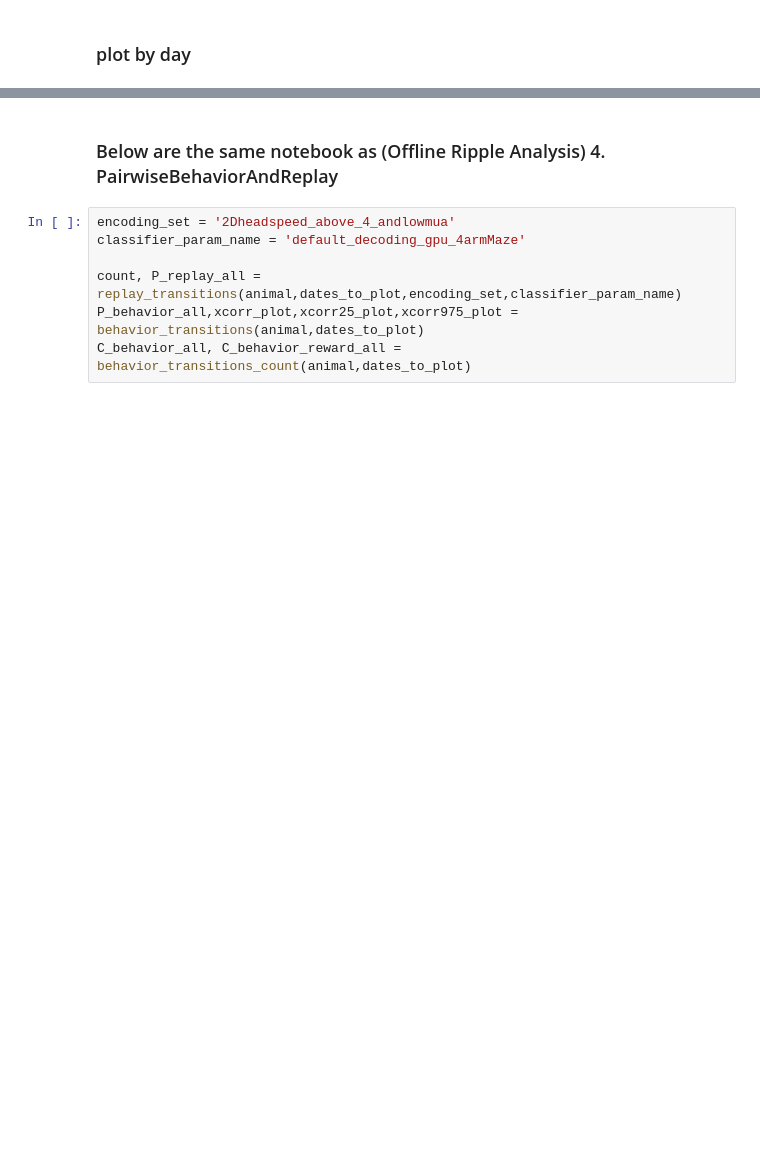
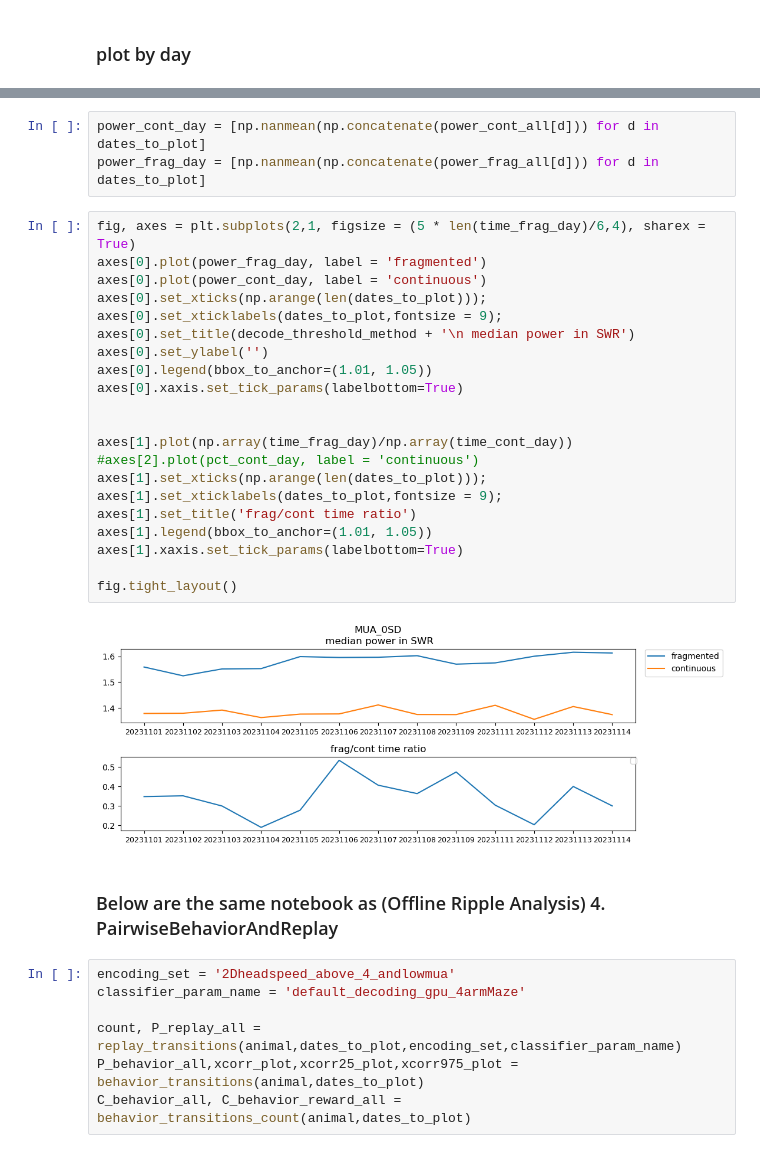
Before and after one commit to shijiegu/spyglass, a Jupyter notebook: notebooks/FragmentedReplay/9. FragmentedOverLearning.ipynb, the cells around one changed output, grey strips where cells are left out. Cells and saved outputs as stored; diff of their text form; blank space fills up the shorter version.

```diff
--- a/notebooks/FragmentedReplay/9. FragmentedOverLearning.ipynb
+++ b/notebooks/FragmentedReplay/9. FragmentedOverLearning.ipynb
@@ -495,3 +709,29 @@ No artists with labels found to put in legend.  Note that artists whose label st
+# %%
+power_cont_day = [np.nanmean(np.concatenate(power_cont_all[d])) for d in dates_to_plot]
+power_frag_day = [np.nanmean(np.concatenate(power_frag_all[d])) for d in dates_to_plot]
+# %%
+fig, axes = plt.subplots(2,1, figsize = (5 * len(time_frag_day)/6,4), sharex = True)
+axes[0].plot(power_frag_day, label = 'fragmented')
+axes[0].plot(power_cont_day, label = 'continuous')
+axes[0].set_xticks(np.arange(len(dates_to_plot)));
+axes[0].set_xticklabels(dates_to_plot,fontsize = 9);
+axes[0].set_title(decode_threshold_method + '\n median power in SWR')
+axes[0].set_ylabel('')
+axes[0].legend(bbox_to_anchor=(1.01, 1.05))
+axes[0].xaxis.set_tick_params(labelbottom=True)
+
+
+axes[1].plot(np.array(time_frag_day)/np.array(time_cont_day))
+#axes[2].plot(pct_cont_day, label = 'continuous')
+axes[1].set_xticks(np.arange(len(dates_to_plot)));
+axes[1].set_xticklabels(dates_to_plot,fontsize = 9);
+axes[1].set_title('frag/cont time ratio')
+axes[1].legend(bbox_to_anchor=(1.01, 1.05))
+axes[1].xaxis.set_tick_params(labelbottom=True)
+
+fig.tight_layout()
+# %% [output]
+[figure, added]
 # %% [markdown]
 ### Below are the same notebook as (Offline Ripple Analysis) 4. PairwiseBehaviorAndReplay
 # %%
```
Also changed, not shown: parts of 29 cells of this notebook, 55 other files.
